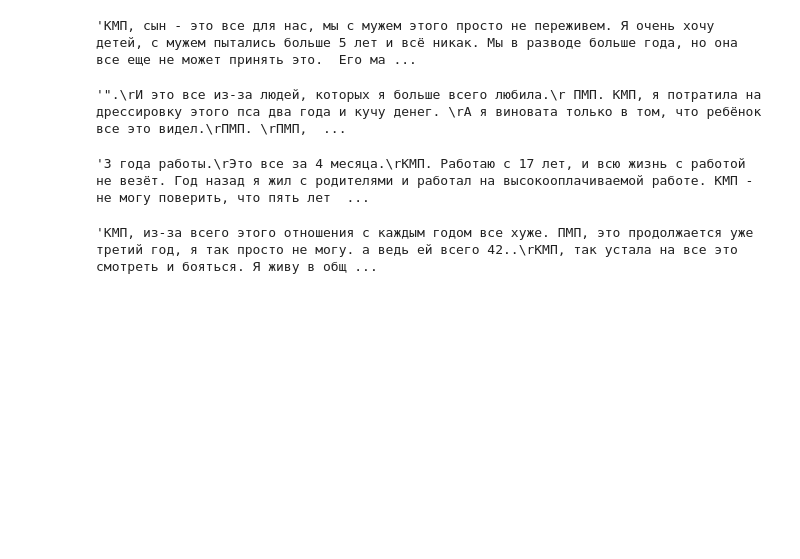
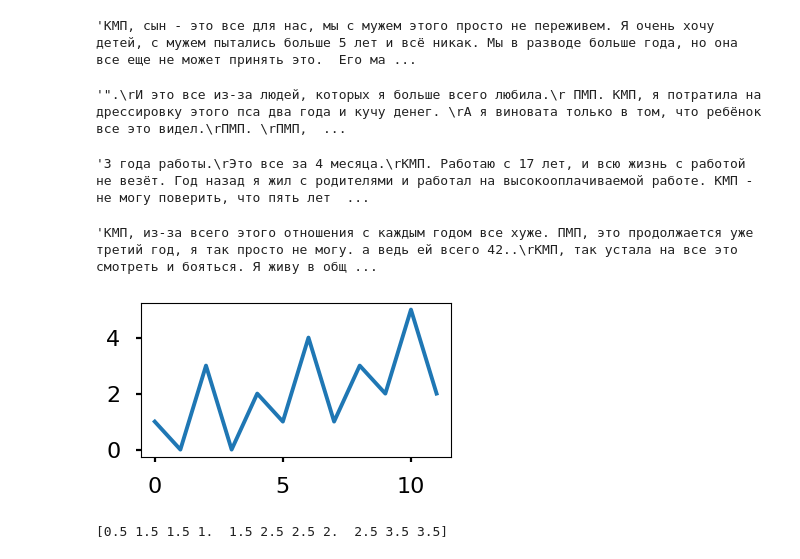
Before and after one commit to Myonin/text-mining-pipline, a Jupyter notebook: notebooks/killplsme_nlp.ipynb, the cells around one changed output. Drawn from its saved outputs; the diff is of its cells as text; code cells hidden in the pictures; blank space fills up the shorter version.

```diff
--- a/notebooks/killplsme_nlp.ipynb
+++ b/notebooks/killplsme_nlp.ipynb
@@ -455,3 +455,18 @@ TextSummarizer({'len_summary': 50, 'text_column': 'text'}).transform(df_text[df_
 TextSummarizer({'len_summary': 50, 'text_column': 'text'}).transform(df_text[df_text['clusts'] == 4])
 # %% [output]
 'КМП, из-за всего этого отношения с каждым годом все хуже. ПМП, это продолжается уже третий год, я так просто не могу. а ведь ей всего 42..\rКМП, так устала на все это смотреть и бояться. Я живу в общ ...
+# %%
+t_real = np.array([1,0,3,0, 2,1,4,1, 3,2,5,2]) # временной ряд (3 условных года по 4 месяца)
+# %%
+plt.figure(figsize=[4, 2])
+plt.plot(range(len(t_real)), t_real, )
+plt.show()
+# %% [output]
+[figure, added]
+# %%
+n = 2 # размер окна для скользящего среднего
+t_mean = np.convolve(t_real, np.ones(n)/n, mode='valid')
+print(t_mean) # 0.5 = (1+0)/2; 1.5 = (0+3)/2 и т.д.
+# Тренд короче на 1 месяц, потому что у нас нет данных по 4-му году
+# %% [output]
+[0.5 1.5 1.5 1.  1.5 2.5 2.5 2.  2.5 3.5 3.5]
```
Also changed, not shown: parts of 5 cells of this notebook, 4 other files.
